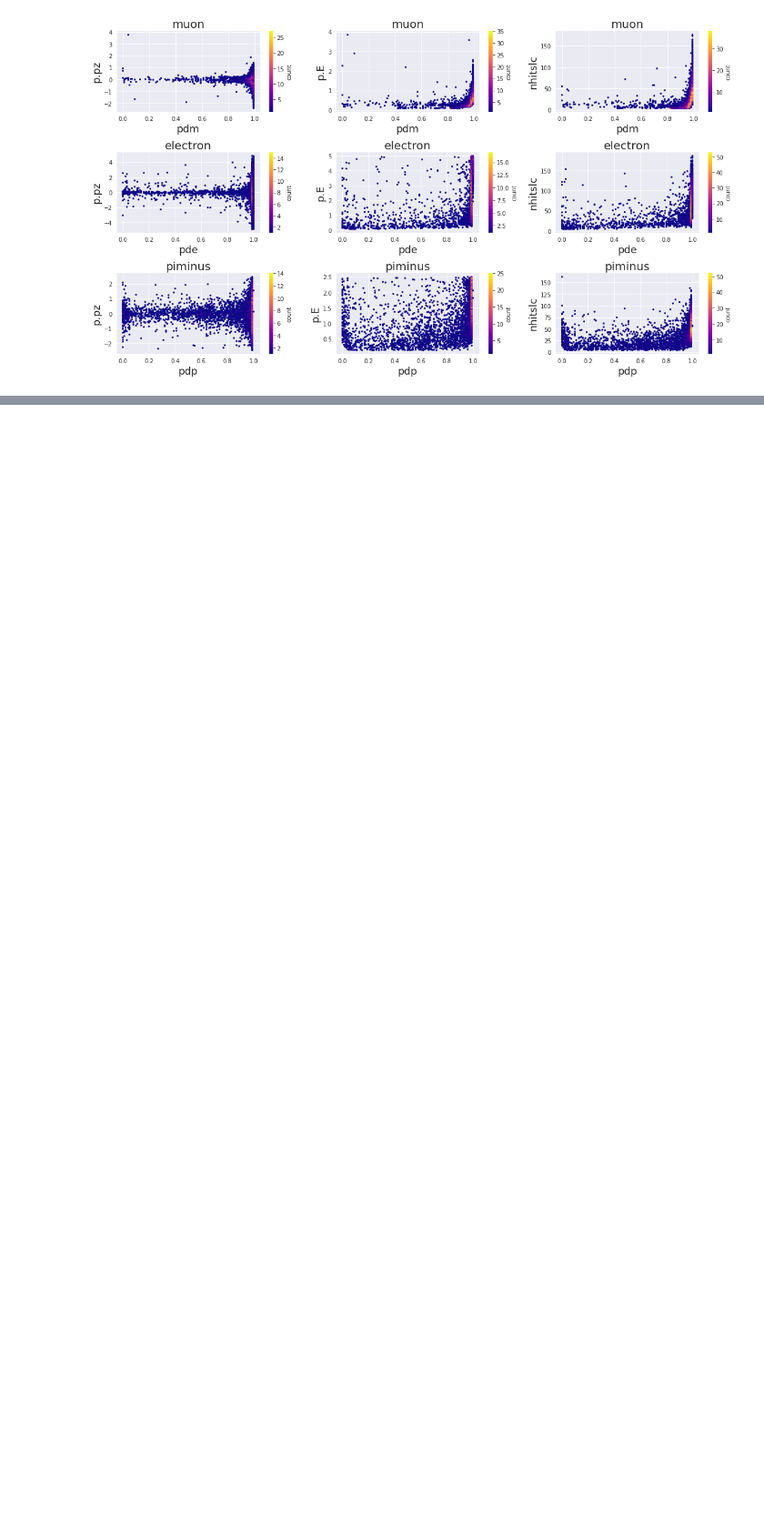
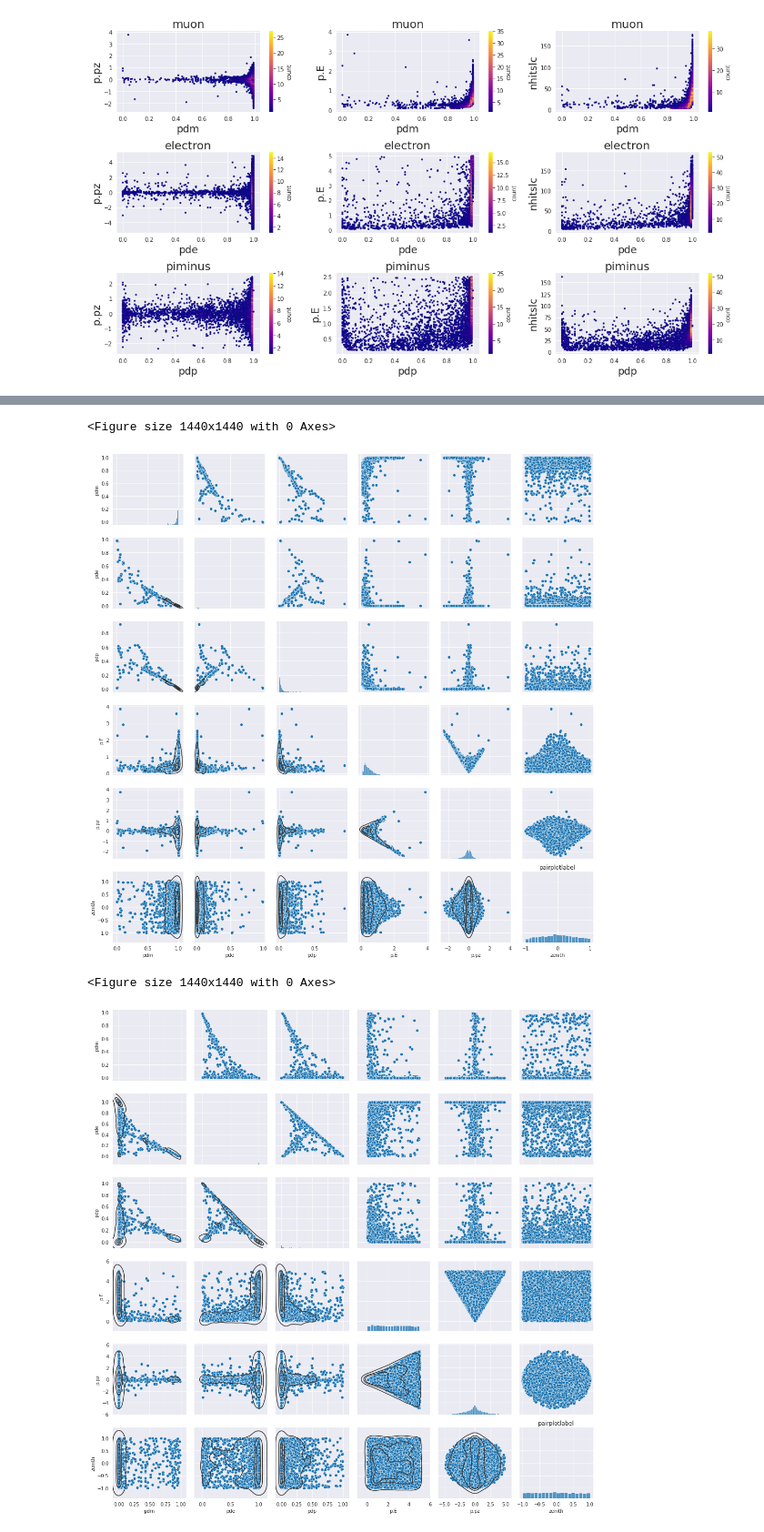
Before and after one commit to Arcrafa/nova, a Jupyter notebook: cvn2/plot2.ipynb, the cells around one changed output, grey strips where cells are left out. Shown at 91% size. Cells and saved outputs as stored; diff of their text form; code cells hidden in the pictures; blank space fills up the shorter version.

```diff
--- a/cvn2/plot2.ipynb
+++ b/cvn2/plot2.ipynb
@@ -388,0 +419,18 @@ plt.show()
+# %%
+
+for label in ['muon', 'electron', 'piminus']:
+    plt.figure(figsize=(20, 20))
+    df=dfpred[dfpred['label_name']==label]
+    df=df[['pdm', 'pde', 'pdp', 'p.E', 'p.pz', 'zenith']]
+    g = sns.pairplot(df)
+    g.map_lower(sns.kdeplot, levels=4, color=".2")
+    plt.title("pairplot"+"label")
+    #plt.legend("pairplot")
+    plt.tight_layout()
+    plt.savefig('pairplot-'+label+'.jpg')
+    plt.plot()
+# %% [output]
+<Figure size 1440x1440 with 0 Axes>
+[figure, added]
+<Figure size 1440x1440 with 0 Axes>
+[figure, added]
```
Also changed, not shown: parts of 12 cells of this notebook, 2 other files.
